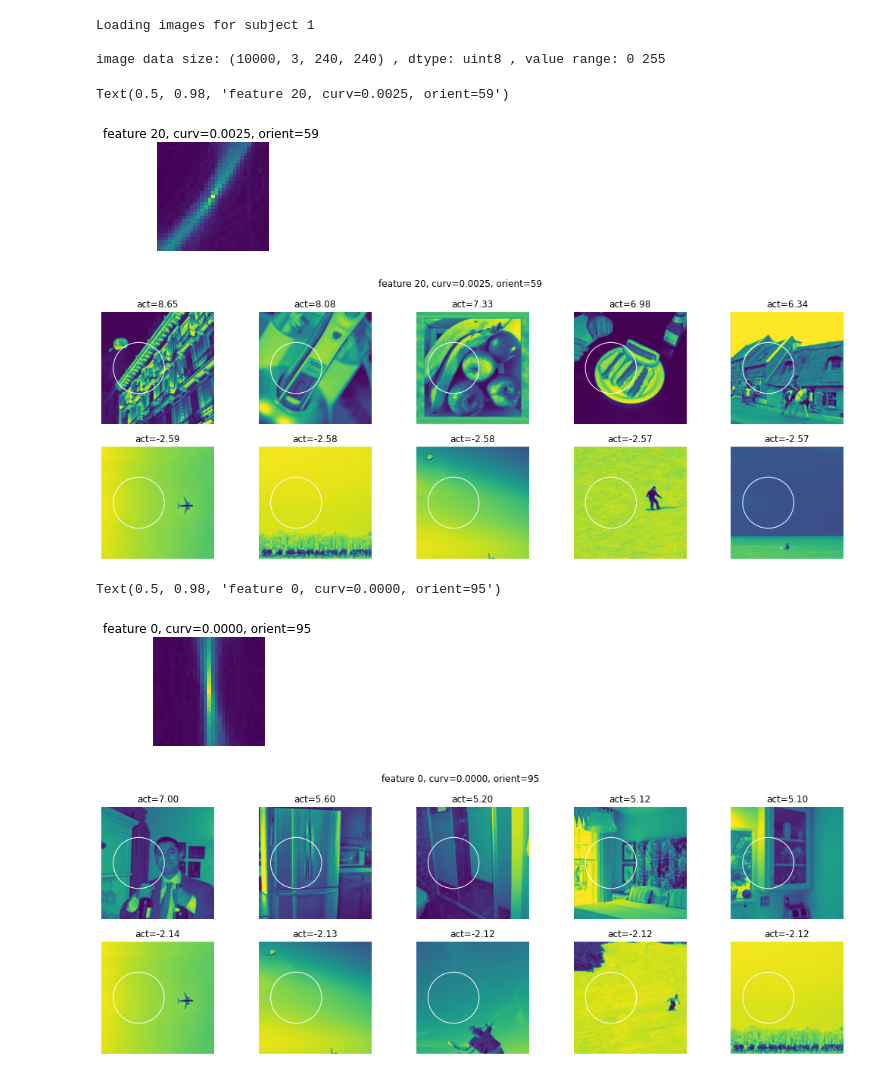
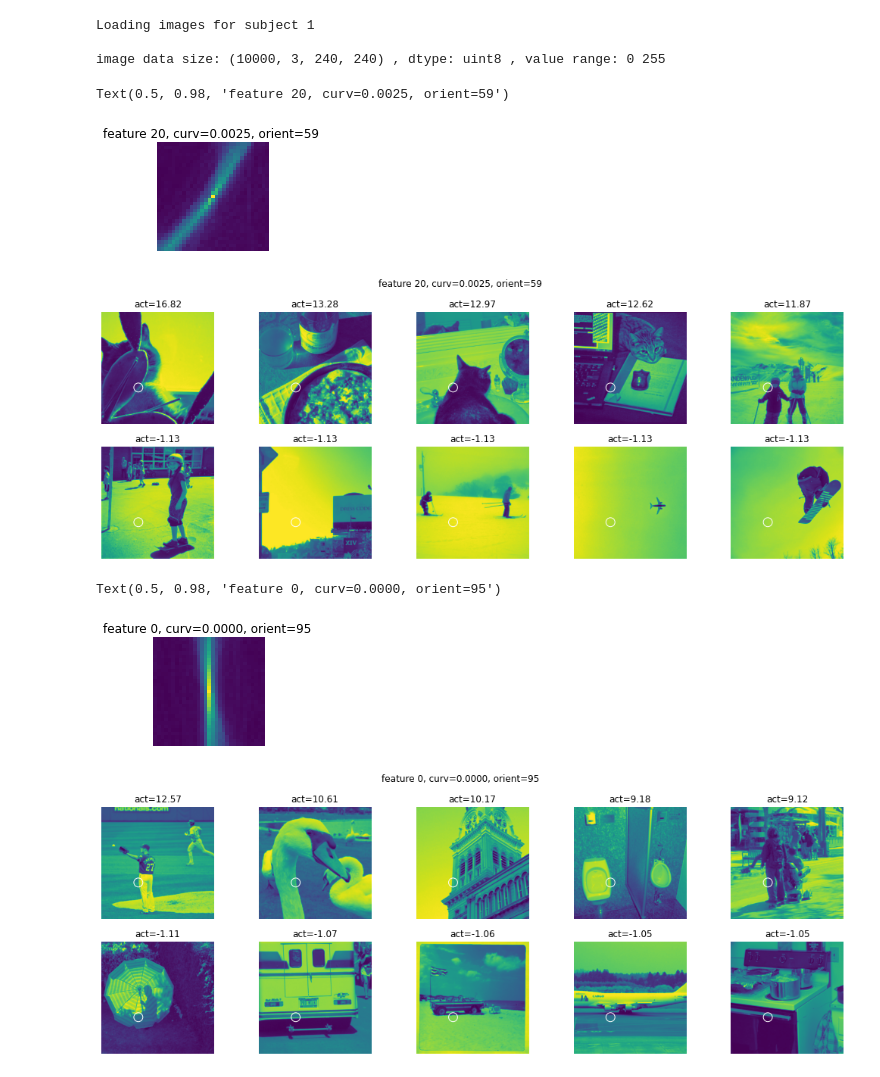
Before and after one commit to mmhenderson/modfit, a Jupyter notebook: notebooks/im_proc/analyze_st_topimages.ipynb, the cells around one changed output. Drawn from its saved outputs; the diff is of its cells as text; code cells hidden in the pictures.

```diff
--- a/notebooks/im_proc/analyze_st_topimages.ipynb
+++ b/notebooks/im_proc/analyze_st_topimages.ipynb
@@ -45,7 +45,9 @@ which_prf_grid=5
 _, models = initialize_fitting.get_prf_models(aperture_rf_range=1.1, which_grid=which_prf_grid)
 
 # mm=200
-mm = 600
+# mm = 600
+# mm = 518
+mm = 90
 
 x,y,sigma = models[mm,:]
 n_pix = 240
@@ -75,5 +77,7 @@ with h5py.File(st_features_file, 'r') as data_set:
 elapsed = time.time() - t
 print('Took %.5f seconds to load file'%elapsed)
 print(values.shape)
+
+features_in_prf = values
 # %% [output]
 loading from /user_data/mmhender/features/sketch_tokens/S1_features_each_prf_grid5.h5py
@@ -88,7 +92,7 @@ Loading images for subject 1
 image data size: (10000, 3, 240, 240) , dtype: uint8 , value range: 0 255
 # %%
 ff = 20
-zvals = scipy.stats.zscore(values[:,ff])
+zvals = scipy.stats.zscore(features_in_prf[:,ff])
 
 plt.figure(figsize=(2,2));
 plt.pcolormesh(feature_ims[:,:,ff].T)
@@ -130,10 +134,10 @@ plt.suptitle('feature %d, curv=%.4f, orient=%d'%(ff, curv_values[ff], orient_val
 # %% [output]
 Text(0.5, 0.98, 'feature 20, curv=0.0025, orient=59')
 [figure]
-[figure, old version]
+[figure, new version]
 # %%
 ff = 0
-zvals = scipy.stats.zscore(values[:,ff])
+zvals = scipy.stats.zscore(features_in_prf[:,ff])
 
 plt.figure(figsize=(2,2));
 plt.pcolormesh(feature_ims[:,:,ff].T)
@@ -148,33 +152,33 @@ bottom_images = np.argsort(zvals)[0:top_n]
 top_resp = zvals[top_images]
 bottom_resp = zvals[bottom_images]
 top_images = image_data[top_images,0,:,:]
 bottom_images = image_data[bottom_images,0,:,:]
 
 center_in_image = np.array((n_pix/2 + x*n_pix, n_pix/2 - n_pix*y))
 size_in_image = 2*sigma*n_pix
 
 plt.figure(figsize=(18,6));
 for ii in range(top_n):
     ax = plt.subplot(2,top_n,ii+1);
     plt.imshow(top_images[ii,:,:])
     circ = matplotlib.patches.Circle(center_in_image, size_in_image,
                                                  color = 'w', fill=False)
     ax.add_artist(circ)
     plt.axis('off')
     plt.title('act=%.2f'%top_resp[ii])
 for ii in range(top_n):
     ax = plt.subplot(2,top_n,ii+1+top_n);
     plt.imshow(bottom_images[ii,:,:])
     circ = matplotlib.patches.Circle(center_in_image, size_in_image,
                                                  color = 'w', fill=False)
     ax.add_artist(circ)
     plt.axis('off')
     plt.title('act=%.2f'%bottom_resp[ii])
 
 plt.suptitle('feature %d, curv=%.4f, orient=%d'%(ff, curv_values[ff], orient_values[ff]))
 # %% [output]
 Text(0.5, 0.98, 'feature 0, curv=0.0000, orient=95')
 [figure]
-[figure, old version]
+[figure, new version]
 # %%
 ff = 49
```
Also changed, not shown: parts of 21 cells of this notebook, 1 other file.
